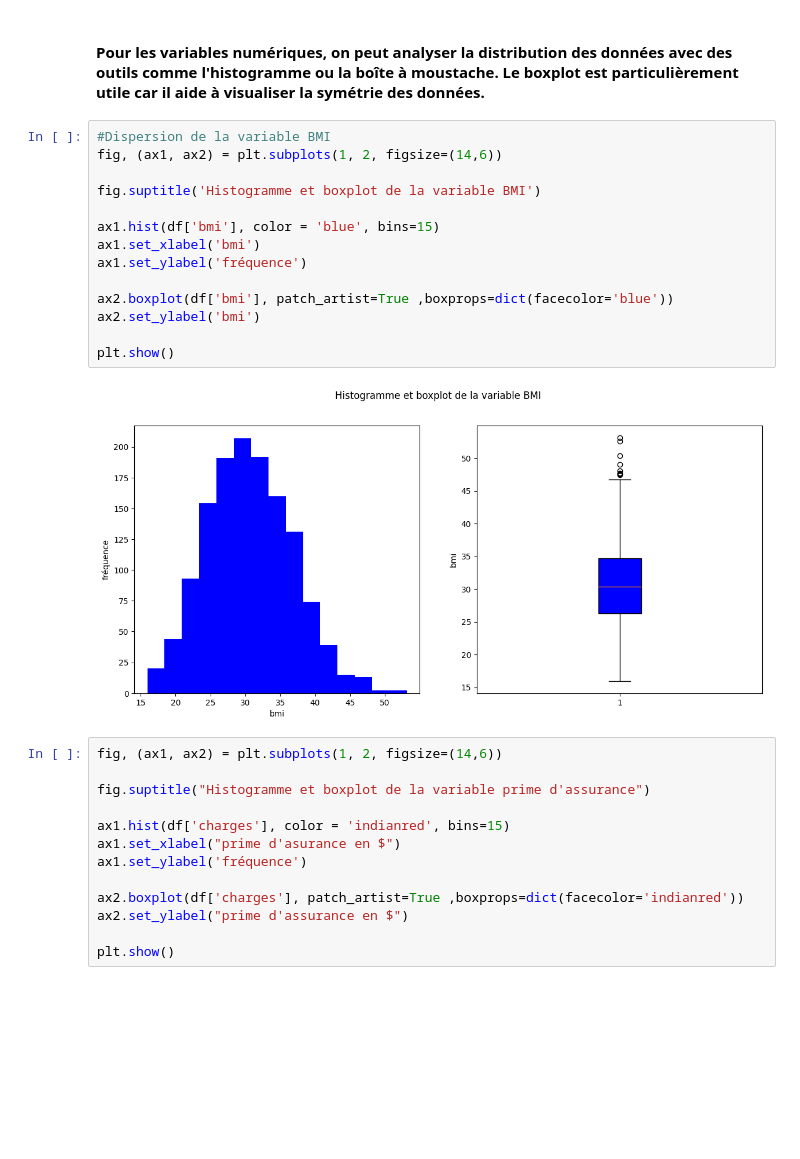
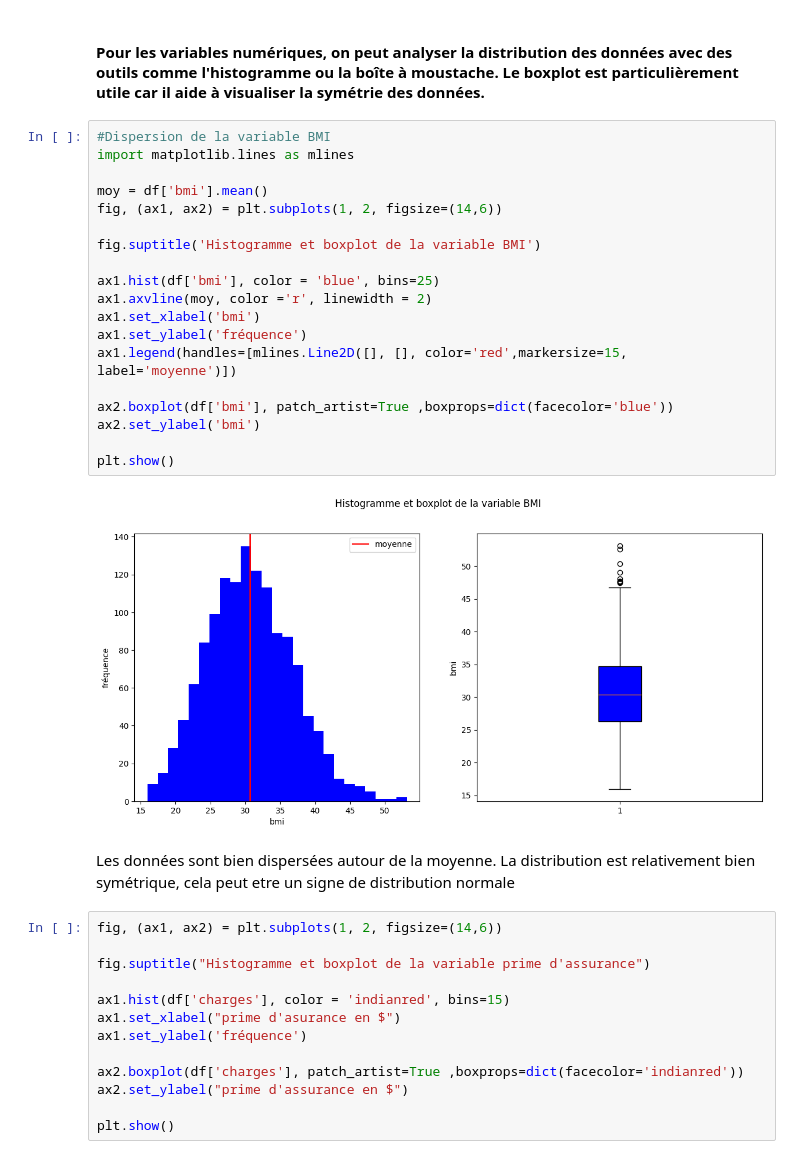
Before and after one commit to ChristianPRO1982/insurance_premium_SC, a Jupyter notebook: analyse.ipynb, the cells around one changed output. Cells and saved outputs as stored; diff of their text form; blank space fills up the shorter version.

```diff
--- a/analyse.ipynb
+++ b/analyse.ipynb
@@ -82,20 +86,28 @@ plt.show()
 #### Pour les variables numériques, on peut analyser la distribution des données avec des outils comme l'histogramme ou la boîte à moustache.  Le boxplot est particulièrement utile car il aide à visualiser la symétrie des données.
 # %%
 #Dispersion de la variable BMI
+import matplotlib.lines as mlines
+
+moy = df['bmi'].mean()
 fig, (ax1, ax2) = plt.subplots(1, 2, figsize=(14,6))
 
 fig.suptitle('Histogramme et boxplot de la variable BMI')
 
-ax1.hist(df['bmi'], color = 'blue', bins=15)
+ax1.hist(df['bmi'], color = 'blue', bins=25)
+ax1.axvline(moy, color ='r', linewidth = 2)
 ax1.set_xlabel('bmi')
 ax1.set_ylabel('fréquence')
+ax1.legend(handles=[mlines.Line2D([], [], color='red',markersize=15, label='moyenne')])
 
 ax2.boxplot(df['bmi'], patch_artist=True ,boxprops=dict(facecolor='blue'))
 ax2.set_ylabel('bmi')
 
 plt.show()
 # %% [output]
-[figure, old version]
+[figure, new version]
+# %% [markdown]
+Les données sont bien dispersées autour de la moyenne.
+La distribution est relativement bien symétrique, cela peut etre un signe de distribution normale
 # %%
 fig, (ax1, ax2) = plt.subplots(1, 2, figsize=(14,6))
 
```
Also changed, not shown: parts of 3 cells of this notebook.
